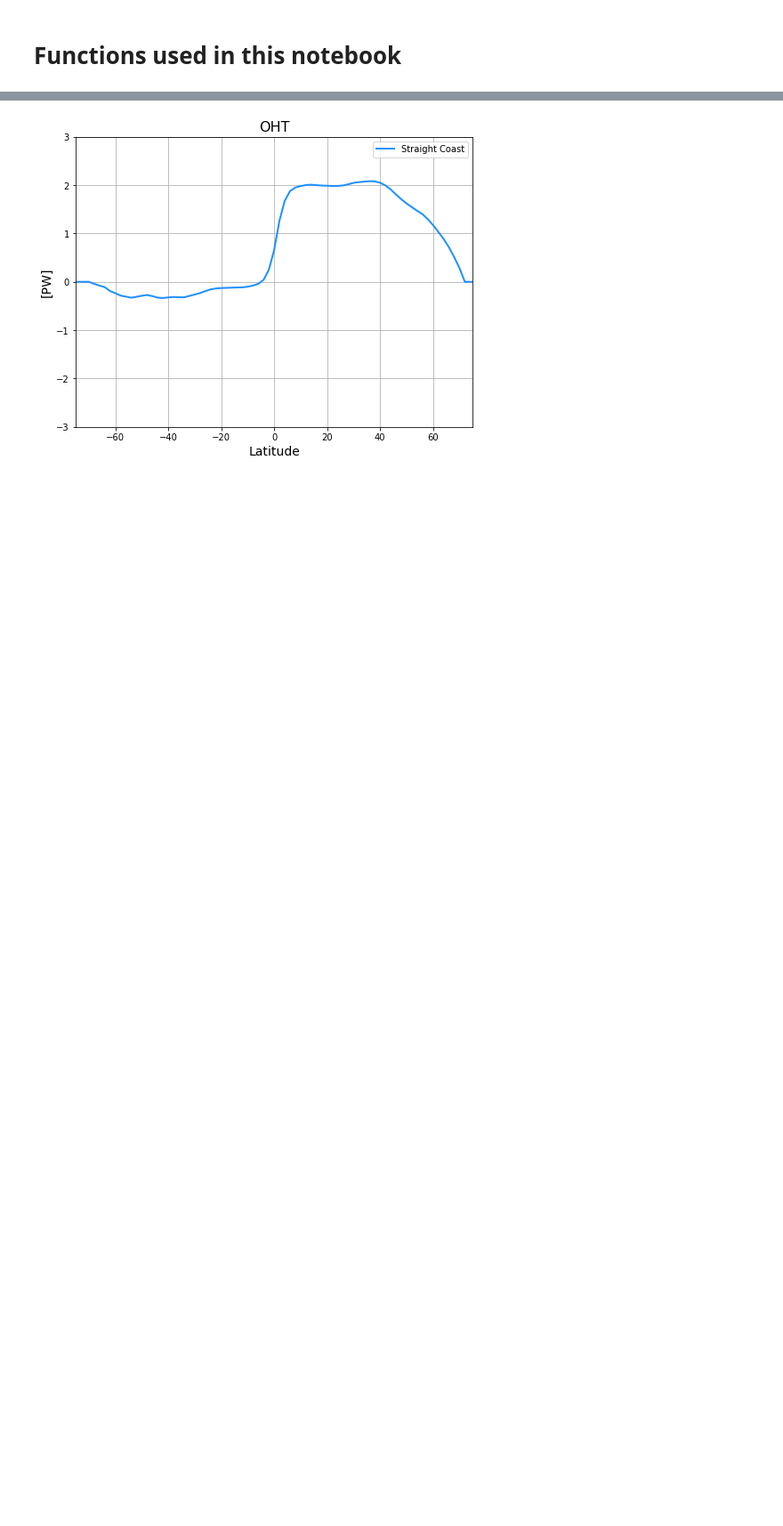
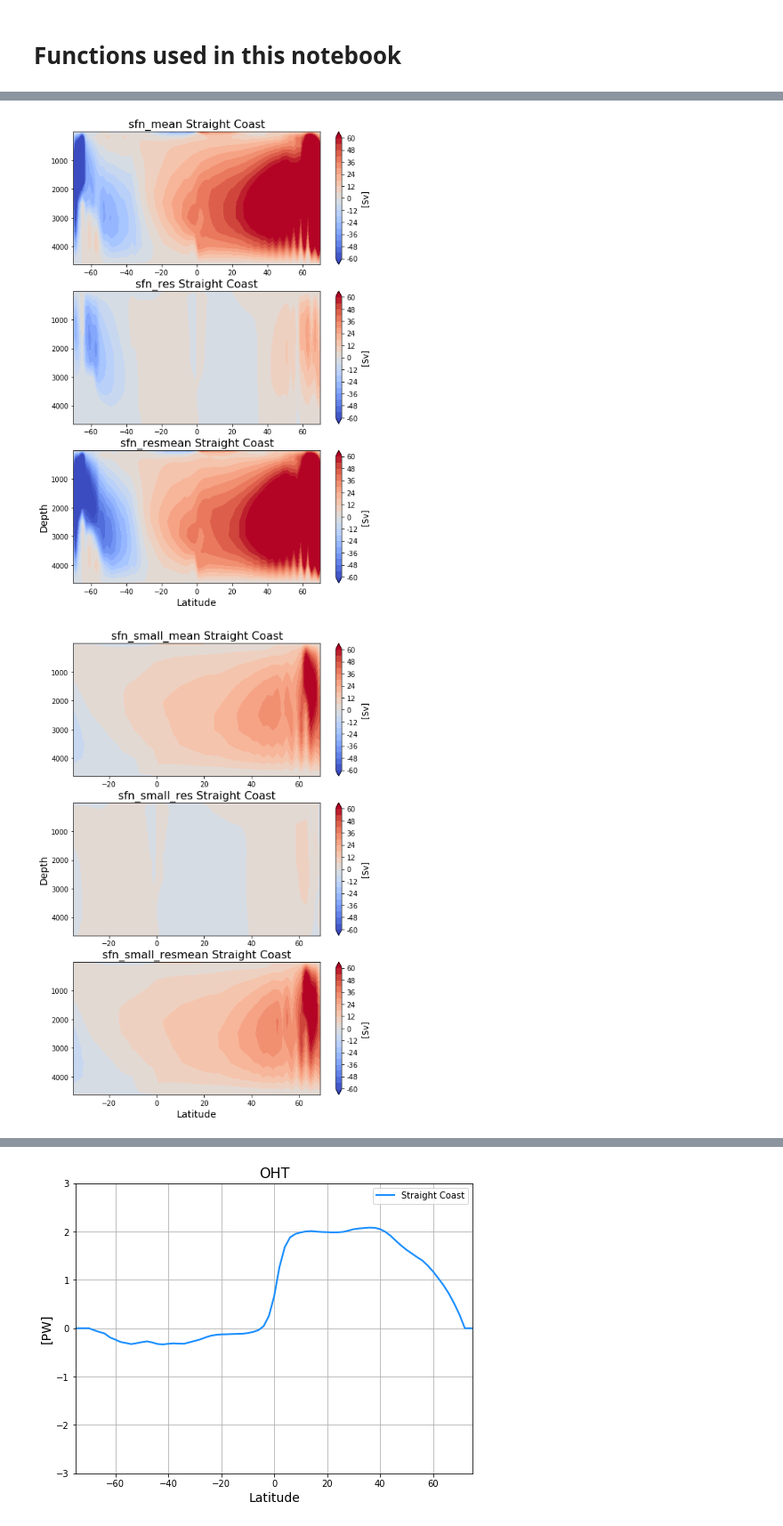
Before and after one commit to NCAR/CESM_MOM6_AQUA, a Jupyter notebook: scripts/sfn_figs_TRYfunctions.ipynb, the cells around one changed output, grey strips where cells are left out. Shown: that part at 89% size. Drawn from its saved outputs; the diff is of its cells as text; code cells hidden in the pictures; blank space fills up the shorter version.

```diff
--- a/scripts/sfn_figs_TRYfunctions.ipynb
+++ b/scripts/sfn_figs_TRYfunctions.ipynb
@@ -43,6 +43,8 @@ T_diffy_2d = dm['T_diffy_2d'][-361:-1]
 x_west = np.where(dy['xh']==211)[0][0]
 x_east = np.where(dy['xh']==351)[0][0]
 y = np.where(dy['yq']==-35)[0][0]
+y_south = np.where(dy['yq']==-71)[0][0]
+y_north = np.where(dy['yq']==71)[0][0]
 # %% [markdown]
 # Functions used in this notebook
 # %%
@@ -352,0 +149,23 @@ plt.show()
+# %%
+# Calculate global mean, residual, and residual mean overturning streamfunction
+sfn_mean, sfn_res, sfn_resmean = calculate_global_sfn(vmo, vhGM)
+
+#===========================================
+# Comment out the lines below if running AQUA or RIDGE simulations (or simulations with only 1 basin)
+# The following lines compute streamfunctions for separate basins.
+sfn_small_mean, sfn_small_res, sfn_small_resmean = calculate_basin_sfn(vmo, vhGM, x_west, x_east, y, y_north)
+sfn_large_mean, sfn_large_res, sfn_large_resmean = calculate_basin_sfn(vmo, vhGM, 0, x_west, y, y_north)
+sfn_so_mean, sfn_so_res, sfn_so_resmean = calculate_basin_sfn(vmo, vhGM, 0, 360, y_south, y)
+# %%
+# Plot global mean, residual, and residual mean overturning streamfunction
+plot_global_sfn(sfn_mean, sfn_res, sfn_resmean, 60, -70, 70)
+
+#===========================================
+# Comment out the lines below if running AQUA or RIDGE simulations (or simulations with only 1 basin)
+# The following lines plot streamfunctions for separate basins.
+plot_basin_sfn(sfn_small_mean, sfn_small_res, sfn_small_resmean, 60, y, y_north)
+plot_basin_sfn(sfn_large_mean, sfn_large_res, sfn_large_resmean, 40, y, y_north)
+plot_basin_sfn(sfn_so_mean, sfn_so_res, sfn_so_resmean, 60, y_south, y)
+# %% [output]
+[figure, added]
+[figure, added]
```
Also changed, not shown: parts of 16 cells of this notebook.
